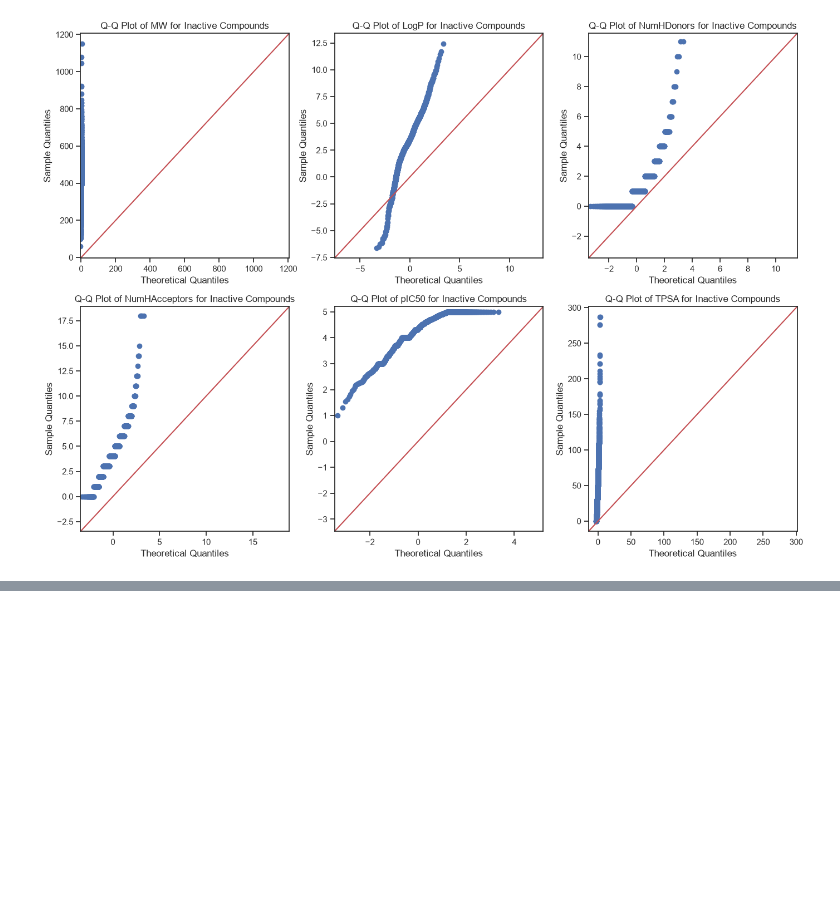
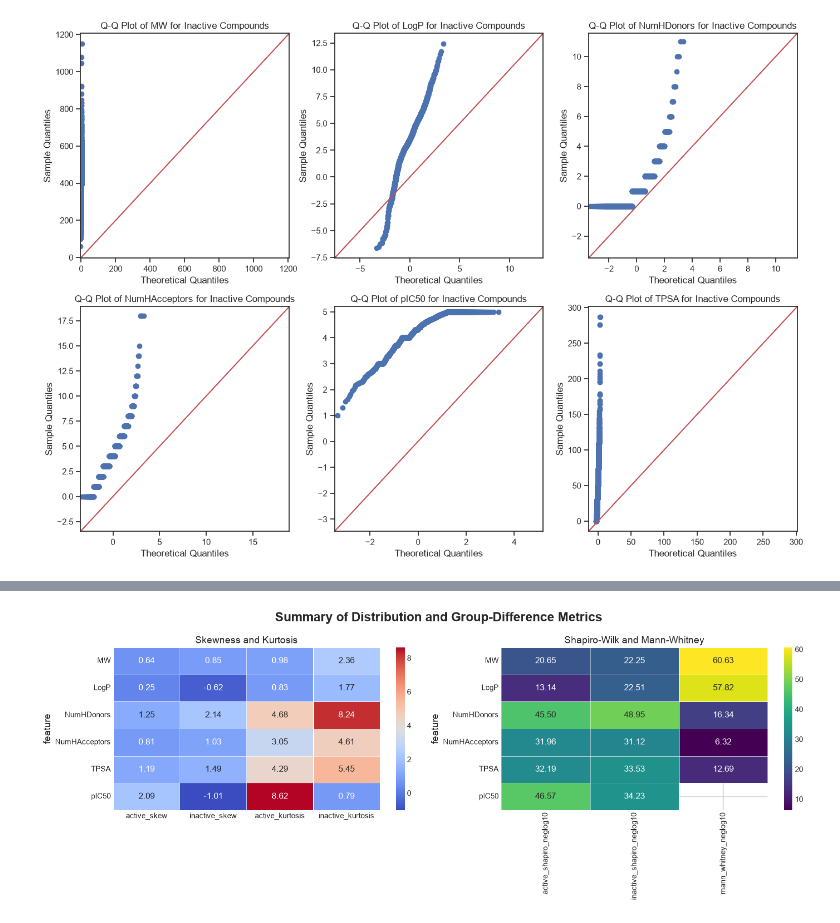
Before and after one commit to dsgeof/bio, a Jupyter notebook: bio2_acetylcholinesterase.ipynb, the cells around one changed output, grey strips where cells are left out. Saved outputs shown, nothing was run; the diff lists cells and outputs as text; code cells hidden in the pictures; blank space fills up the shorter version.

```diff
--- a/bio2_acetylcholinesterase.ipynb
+++ b/bio2_acetylcholinesterase.ipynb
@@ -391,0 +497,62 @@ plt.show()
+# %%
+import numpy as np
+
+features = ['MW', 'LogP', 'NumHDonors', 'NumHAcceptors', 'TPSA', 'pIC50']
+active = df3[df3['class'] == 'active']
+inactive = df3[df3['class'] == 'inactive']
+
+rows = []
+
+for feat in features:
+    a = active[feat].dropna()
+    i = inactive[feat].dropna()
+
+    active_skew = a.skew() if len(a) > 2 else np.nan
+    inactive_skew = i.skew() if len(i) > 2 else np.nan
+
+    active_kurt = a.kurt() if len(a) > 3 else np.nan
+    inactive_kurt = i.kurt() if len(i) > 3 else np.nan
+
+    active_shapiro_p = stats.shapiro(a).pvalue if len(a) >= 3 else np.nan
+    inactive_shapiro_p = stats.shapiro(i).pvalue if len(i) >= 3 else np.nan
+
+    mann_whitney_p = (
+        stats.mannwhitneyu(a, i, alternative='two-sided').pvalue
+        if len(a) >= 1 and len(i) >= 1 else np.nan
+    )
+
+    rows.append({
+        'feature': feat,
+        'active_skew': active_skew,
+        'inactive_skew': inactive_skew,
+        'active_kurtosis': active_kurt,
+        'inactive_kurtosis': inactive_kurt,
+        'active_shapiro_p': active_shapiro_p,
+        'inactive_shapiro_p': inactive_shapiro_p,
+        'mann_whitney_p': mann_whitney_p
+    })
+
+summary = pd.DataFrame(rows).set_index('feature')
+
+summary['active_shapiro_neglog10'] = -np.log10(summary['active_shapiro_p'].replace(0, np.nan))
+summary['inactive_shapiro_neglog10'] = -np.log10(summary['inactive_shapiro_p'].replace(0, np.nan))
+summary['mann_whitney_neglog10'] = -np.log10(summary['mann_whitney_p'].replace(0, np.nan))
+
+plot_df_1 = summary[['active_skew', 'inactive_skew', 'active_kurtosis', 'inactive_kurtosis']]
+plot_df_2 = summary[['active_shapiro_neglog10', 'inactive_shapiro_neglog10', 'mann_whitney_neglog10']]
+
+plt.figure(figsize=(16, 6))
+plt.suptitle('Summary of Distribution and Group-Difference Metrics', fontsize=18, fontweight='bold')
+
+plt.subplot(1, 2, 1)
+sns.heatmap(plot_df_1, annot=True, fmt='.2f', cmap='coolwarm', linecolor='white', linewidths=0.5, cbar=True)
+plt.title('Skewness and Kurtosis')
+
+plt.subplot(1, 2, 2)
+sns.heatmap(plot_df_2, annot=True, fmt='.2f', cmap='viridis', linecolor='white', linewidths=0.5, cbar=True)
+plt.title('Shapiro-Wilk and Mann-Whitney')
+
+plt.tight_layout()
+plt.show()
+# %% [output]
+[figure, added]
```
Also changed, not shown: parts of 3 cells of this notebook.
